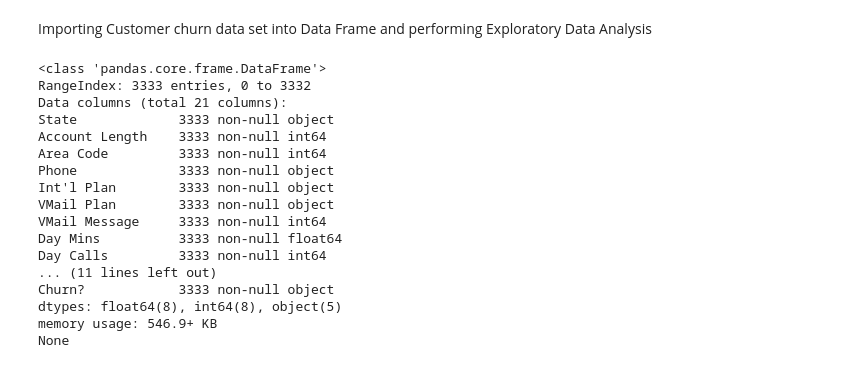
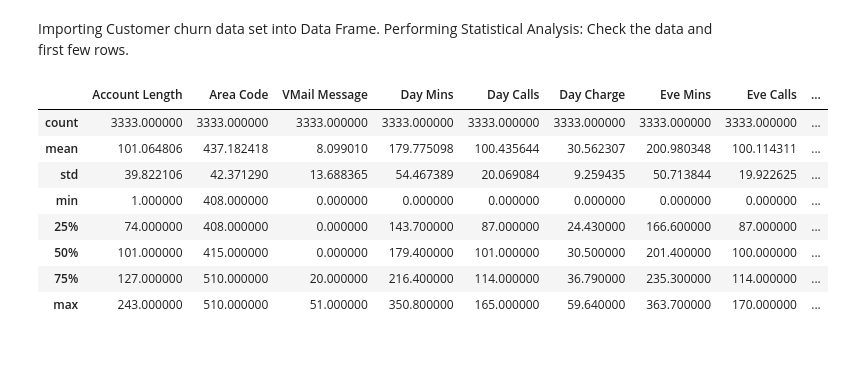
Before and after one commit to ishanify/Analytics-Projects, a Jupyter notebook: analysis_customer_churn.ipynb, the cells around one changed output. Cells and saved outputs as stored; diff of their text form; code cells hidden in the pictures.

```diff
--- a/analysis_customer_churn.ipynb
+++ b/analysis_customer_churn.ipynb
@@ -4,23 +7,16 @@ import pandas as pd
 # %% [markdown]
-Importing Customer churn data set into Data Frame and performing Exploratory Data Analysis
+Importing Customer churn data set into Data Frame.
+Performing Statistical Analysis: Check the data and first few rows.
 # %%
 data = pd.read_csv('dataset/churn.csv')
-print(data.info())
+data.describe()
 # %% [output]
-<class 'pandas.core.frame.DataFrame'>
-RangeIndex: 3333 entries, 0 to 3332
-Data columns (total 21 columns):
-State             3333 non-null object
-Account Length    3333 non-null int64
-Area Code         3333 non-null int64
-Phone             3333 non-null object
-Int'l Plan        3333 non-null object
-VMail Plan        3333 non-null object
-VMail Message     3333 non-null int64
-Day Mins          3333 non-null float64
-Day Calls         3333 non-null int64
-... (11 lines left out)
-Churn?            3333 non-null object
-dtypes: float64(8), int64(8), object(5)
-memory usage: 546.9+ KB
-None
+|  | Account Length | Area Code | VMail Message | Day Mins | Day Calls | Day Charge | Eve Mins | Eve Calls | ... |
+| count | 3333.000000 | 3333.000000 | 3333.000000 | 3333.000000 | 3333.000000 | 3333.000000 | 3333.000000 | 3333.000000 | ... |
+| mean | 101.064806 | 437.182418 | 8.099010 | 179.775098 | 100.435644 | 30.562307 | 200.980348 | 100.114311 | ... |
+| std | 39.822106 | 42.371290 | 13.688365 | 54.467389 | 20.069084 | 9.259435 | 50.713844 | 19.922625 | ... |
+| min | 1.000000 | 408.000000 | 0.000000 | 0.000000 | 0.000000 | 0.000000 | 0.000000 | 0.000000 | ... |
+| 25% | 74.000000 | 408.000000 | 0.000000 | 143.700000 | 87.000000 | 24.430000 | 166.600000 | 87.000000 | ... |
+| 50% | 101.000000 | 415.000000 | 0.000000 | 179.400000 | 101.000000 | 30.500000 | 201.400000 | 100.000000 | ... |
+| 75% | 127.000000 | 510.000000 | 20.000000 | 216.400000 | 114.000000 | 36.790000 | 235.300000 | 114.000000 | ... |
+| max | 243.000000 | 510.000000 | 51.000000 | 350.800000 | 165.000000 | 59.640000 | 363.700000 | 170.000000 | ... |
```
Also changed, not shown: parts of 13 cells of this notebook.
